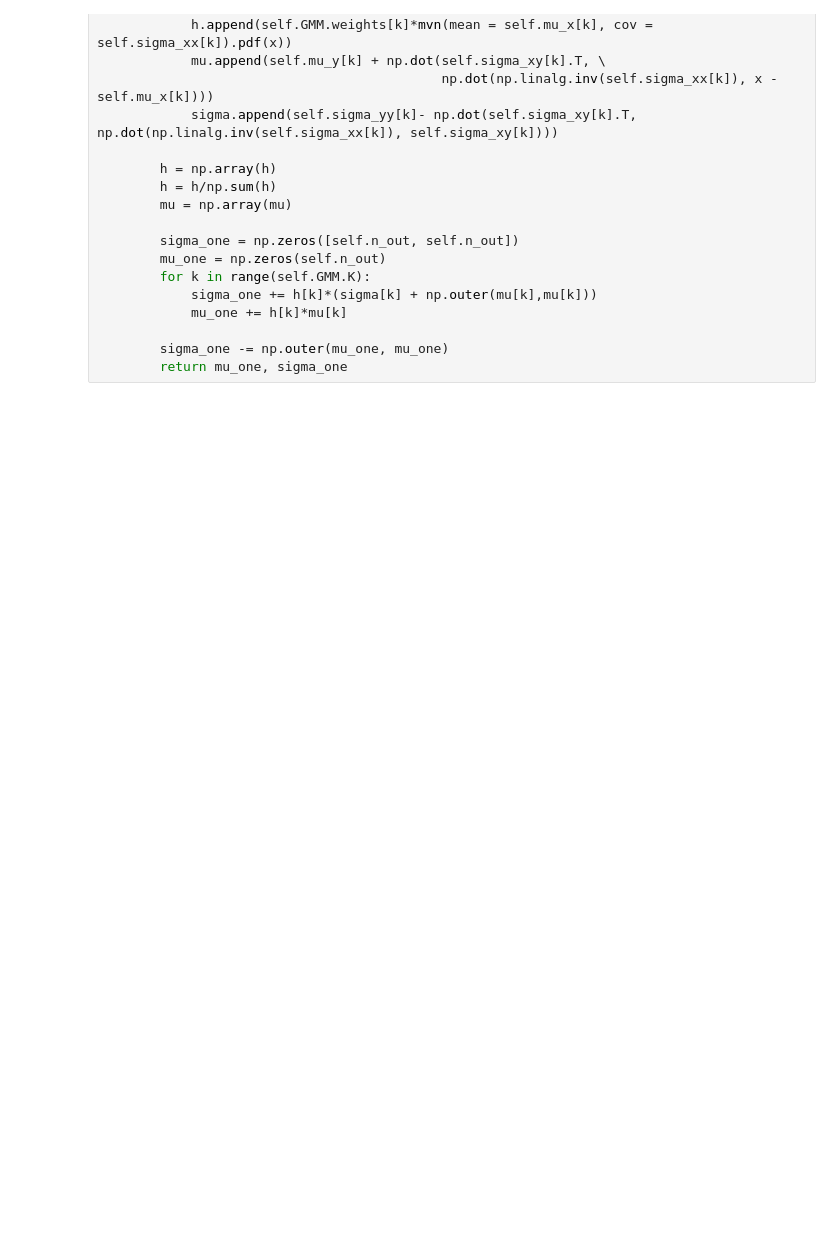
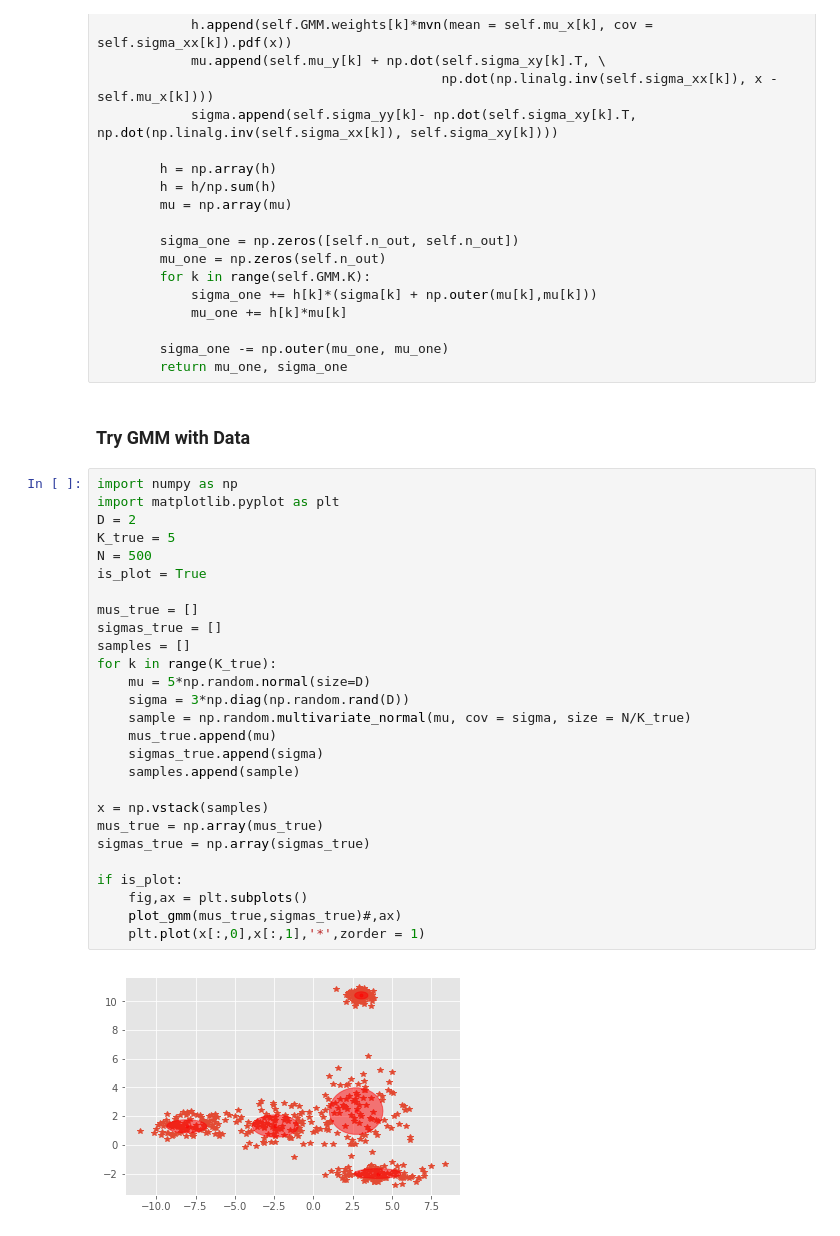
Before and after one commit to anhnguyendepocen/bayes_comp, a Jupyter notebook: notebook/Gaussian Mixture Model - Mean Field Approximations.ipynb, the cells around one changed output. Cells and saved outputs as stored; diff of their text form; blank space fills up the shorter version.

```diff
--- a/notebook/Gaussian Mixture Model - Mean Field Approximations.ipynb
+++ b/notebook/Gaussian Mixture Model - Mean Field Approximations.ipynb
@@ -322,3 +285,34 @@ class GMR():
 
         sigma_one -= np.outer(mu_one, mu_one)
         return mu_one, sigma_one
+# %% [markdown]
+###  Try GMM with Data
+# %%
+import numpy as np
+import matplotlib.pyplot as plt
+D = 2
+K_true = 5
+N = 500
+is_plot = True
+
+mus_true = []
+sigmas_true = []
+samples = []
+for k in range(K_true):
+    mu = 5*np.random.normal(size=D)
+    sigma = 3*np.diag(np.random.rand(D))
+    sample = np.random.multivariate_normal(mu, cov = sigma, size = N/K_true)
+    mus_true.append(mu)
+    sigmas_true.append(sigma)
+    samples.append(sample)
+
+x = np.vstack(samples)
+mus_true = np.array(mus_true)
+sigmas_true = np.array(sigmas_true)
+
+if is_plot:
+    fig,ax = plt.subplots()
+    plot_gmm(mus_true,sigmas_true)#,ax)
+    plt.plot(x[:,0],x[:,1],'*',zorder = 1)
+# %% [output]
+[figure, added]
```
Also changed, not shown: parts of 60 cells of this notebook.
